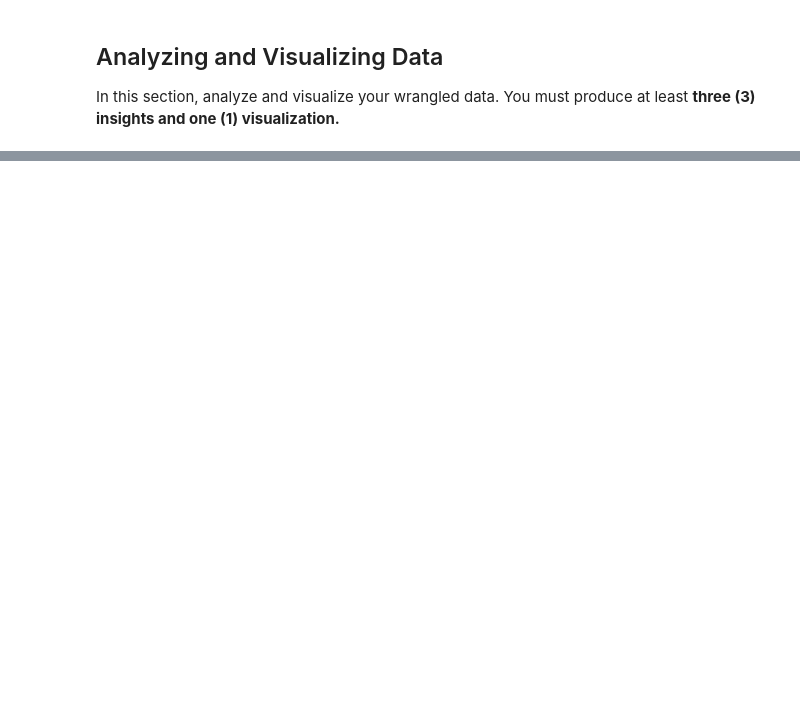
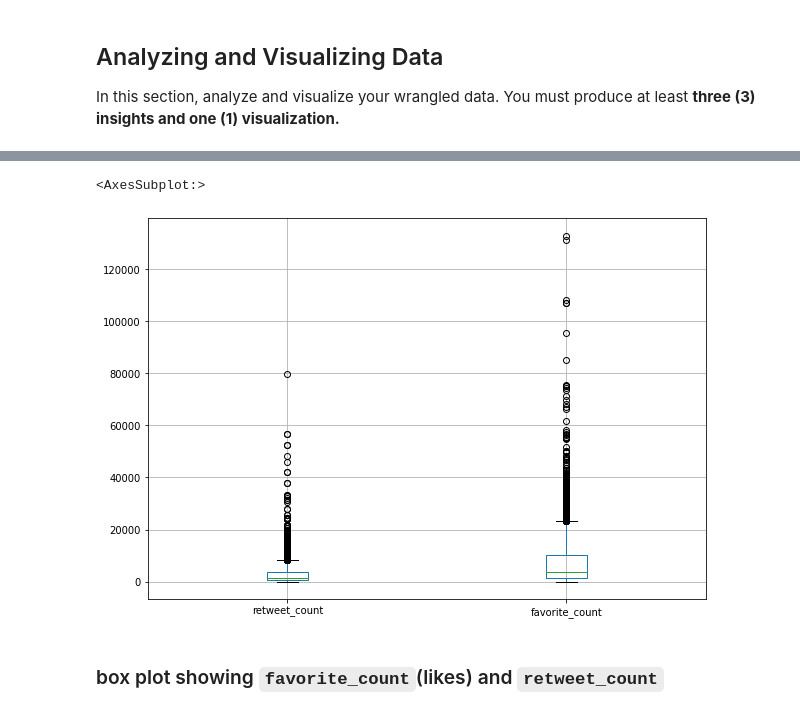
Before and after one commit to Reganmatics/Udacity_WeRateDogs_project, a Jupyter notebook: wrangle_act.ipynb, the cells around one changed output, grey strips where cells are left out. Cells and saved outputs as stored; diff of their text form; code cells hidden in the pictures; blank space fills up the shorter version.

```diff
--- a/wrangle_act.ipynb
+++ b/wrangle_act.ipynb
@@ -740,0 +877,7 @@ In this section, analyze and visualize your wrangled data. You must produce at l
+# %%
+df_3_clean.boxplot(figsize=(10,7))
+# %% [output]
+<AxesSubplot:>
+[figure, added]
+# %% [markdown]
+### box plot showing `favorite_count`(likes) and `retweet_count`
```
Also changed, not shown: parts of 37 cells of this notebook, 4 other files.
